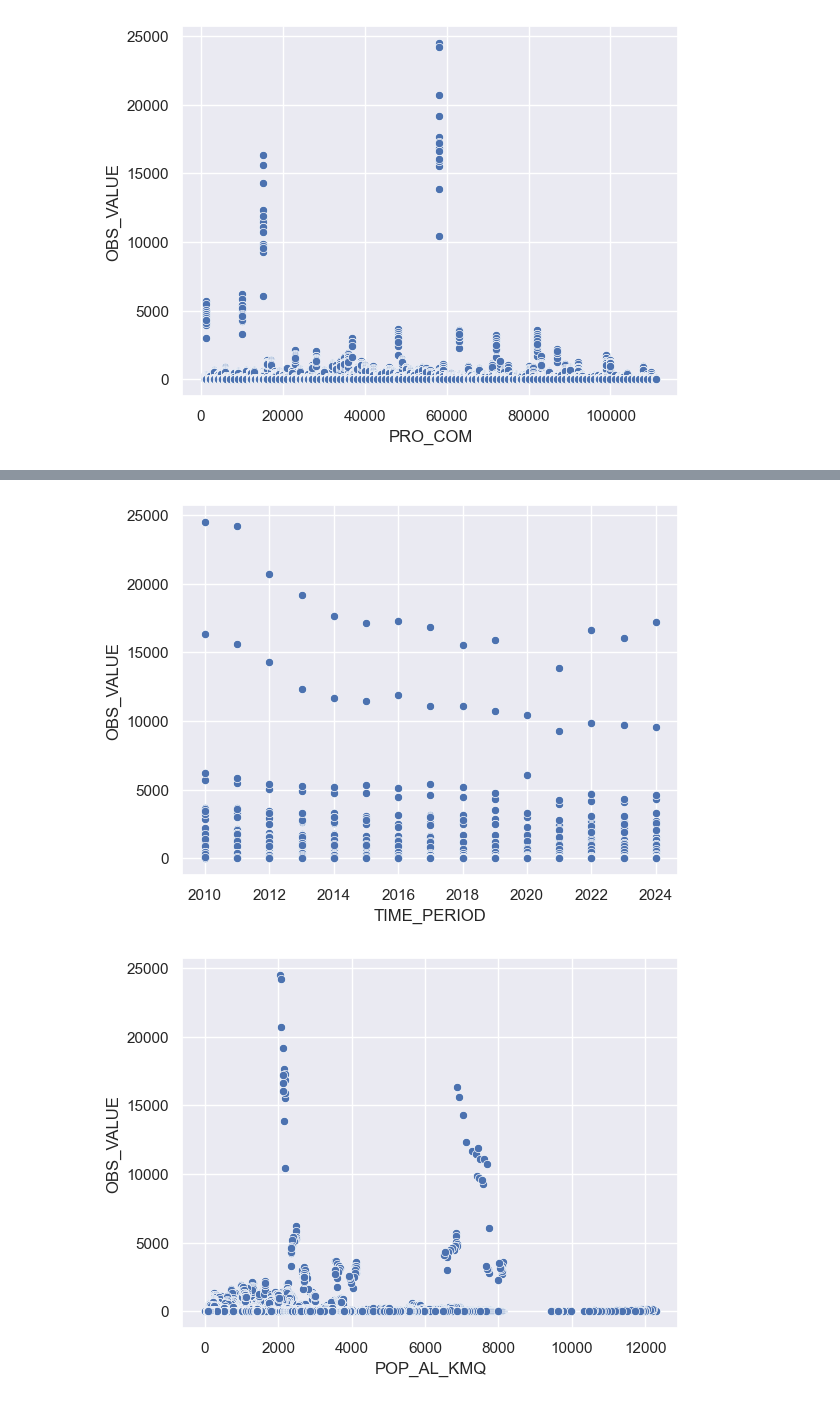
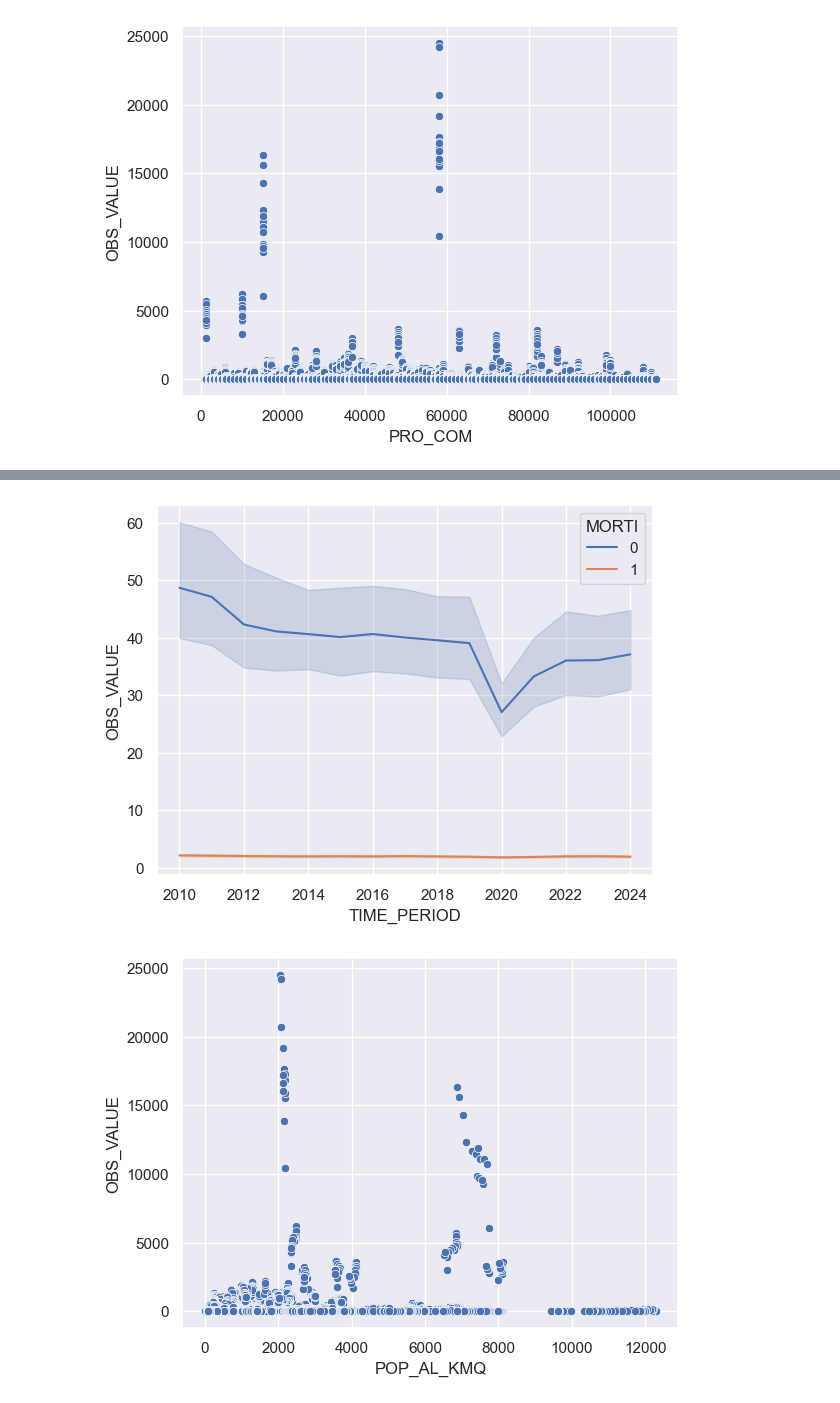
Before and after one commit to pd19nl/ProgettoFinale, a Jupyter notebook: 04_A_ANALISI_STATISTICA_CON_OLS.ipynb, the cells around one changed output, grey strips where cells are left out. Saved outputs shown, nothing was run; the diff lists cells and outputs as text; code cells hidden in the pictures.

```diff
--- a/04_A_ANALISI_STATISTICA_CON_OLS.ipynb
+++ b/04_A_ANALISI_STATISTICA_CON_OLS.ipynb
@@ -214,8 +235,8 @@ plt.show()
 # %%
-sns.scatterplot(x='TIME_PERIOD', y='OBS_VALUE', data=df_analisi)
+sns.lineplot(x='TIME_PERIOD', y='OBS_VALUE', hue='MORTI', data = df_analisi)
 plt.show()
 # %% [output]
-[figure, old version]
+[figure, new version]
 # %%
 sns.scatterplot(x='POP_AL_KMQ', y='OBS_VALUE', data=df_analisi)
 plt.show()
```
Also changed, not shown: parts of 103 cells of this notebook, 1 other file.
